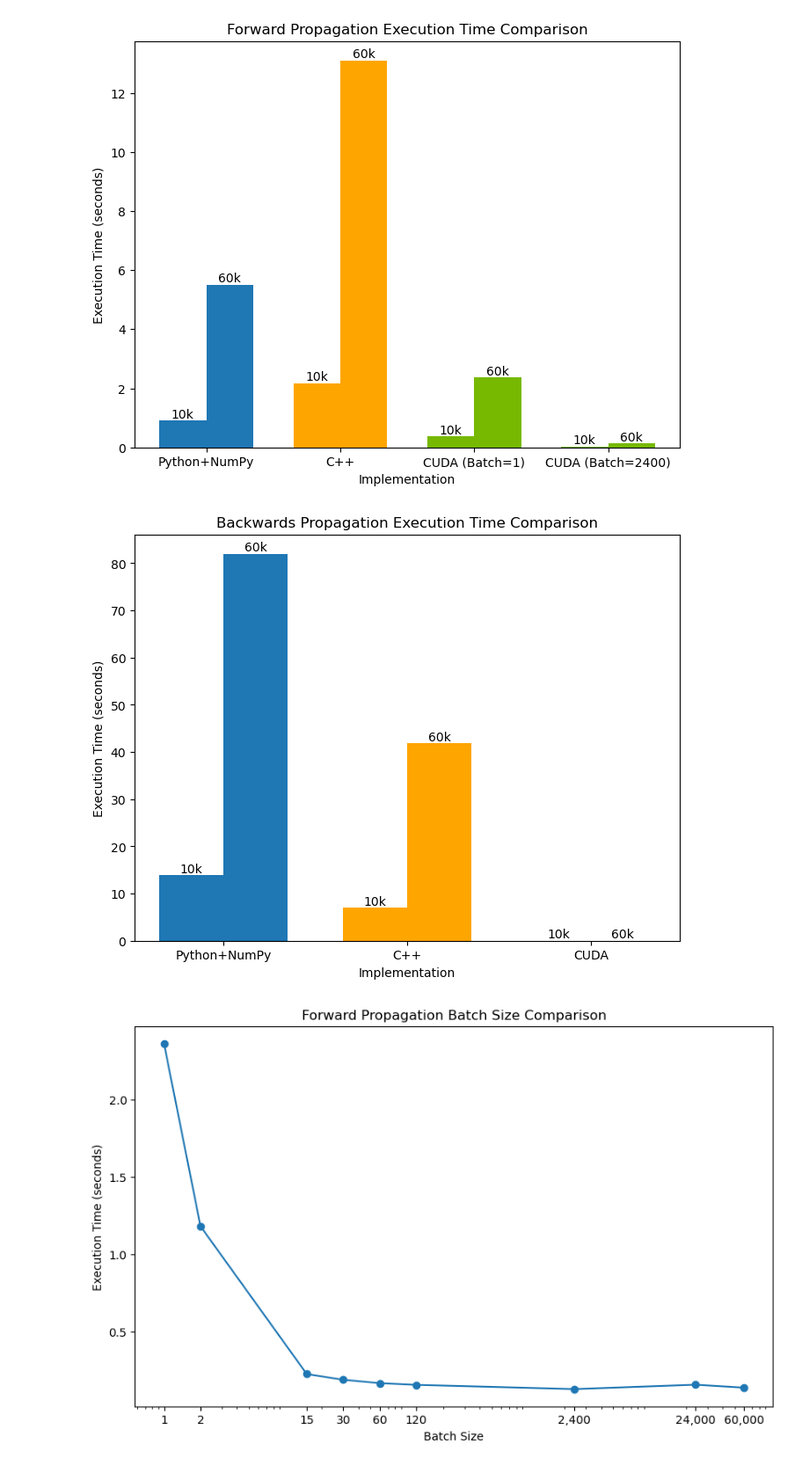
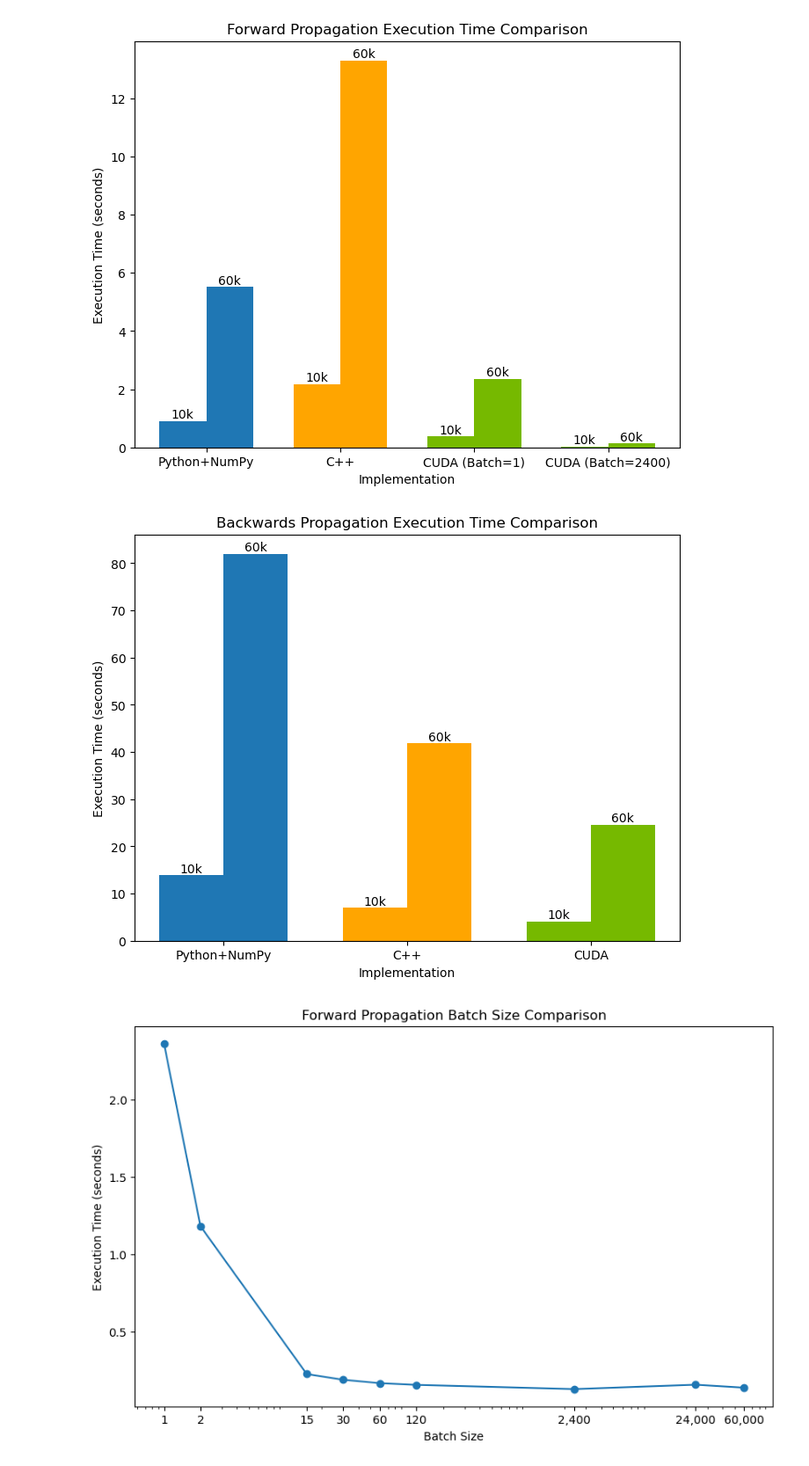
Before and after one commit to t-makaro/586C-Project, a Jupyter notebook: report/graphs.ipynb, the cells around one changed output. Shown at 88% size. Cells and saved outputs as stored; diff of their text form; code cells hidden in the pictures.

Commit message:
update graphs

```diff
--- a/report/graphs.ipynb
+++ b/report/graphs.ipynb
@@ -6,7 +6,7 @@ from matplotlib.ticker import FuncFormatter
 implementations = ['Python+NumPy', 'C++', 'CUDA (Batch=1)', 'CUDA (Batch=2400)']
 x = np.arange(len(implementations))
 times_10k = [0.91,2.18,0.38, 0.026]
-times_60k = [5.51,13.1,2.36,0.13]
+times_60k = [5.51,13.3,2.36,0.13]
 colors = ['#1f77b4', 'orange', '#76B900', '#76B900']
 width = 0.35
 
@@ -33,39 +33,39 @@ plt.savefig('images/forward_prop_time_comparison.png')
 # Display the plot
 plt.show()
 # %% [output]
-[figure, old version]
+[figure, new version]
 # %%
 implementations = ['Python+NumPy', 'C++', 'CUDA']
 x = np.arange(len(implementations))
-times_10k = [13.9,7.00,0]
-times_60k = [82,41.9,0]
+times_10k = [13.9,7.00,4.08]
+times_60k = [82,41.9,24.6]
 colors = ['#1f77b4', 'orange', '#76B900']
 width = 0.35
 
 # Create a bar chart
 plt.figure(figsize=(8, 6))
 bars1 = plt.bar(x - width/2, times_10k, width, label='10k Images', color=colors)
 bars2 = plt.bar(x + width/2, times_60k, width, label='60k Images', color=colors)
 
 # Add labels and title
 plt.xlabel('Implementation')
 plt.ylabel('Execution Time (seconds)')
 plt.xticks(x, implementations)
 plt.title('Backwards Propagation Execution Time Comparison')
 
 # Add text labels on top of each bar
 for bar, label in zip(bars1, ['10k'] * len(bars1)):
     plt.text(bar.get_x() + bar.get_width() / 2, bar.get_height(), label, ha='center', va='bottom')
 for bar, label in zip(bars2, ['60k'] * len(bars2)):
     plt.text(bar.get_x() + bar.get_width() / 2, bar.get_height(), label, ha='center', va='bottom')
 
 # Save the plot to a file
 plt.savefig('images/backward_prop_time_comparison.png')
 
 # Display the plot
 plt.show()
 # %% [output]
-[figure, old version]
+[figure, new version]
 # %%
 # Data
 batch_sizes = [1, 2, 15, 30, 60, 120, 2400, 24000, 60000]
```
Also changed, not shown: 1 other file.
